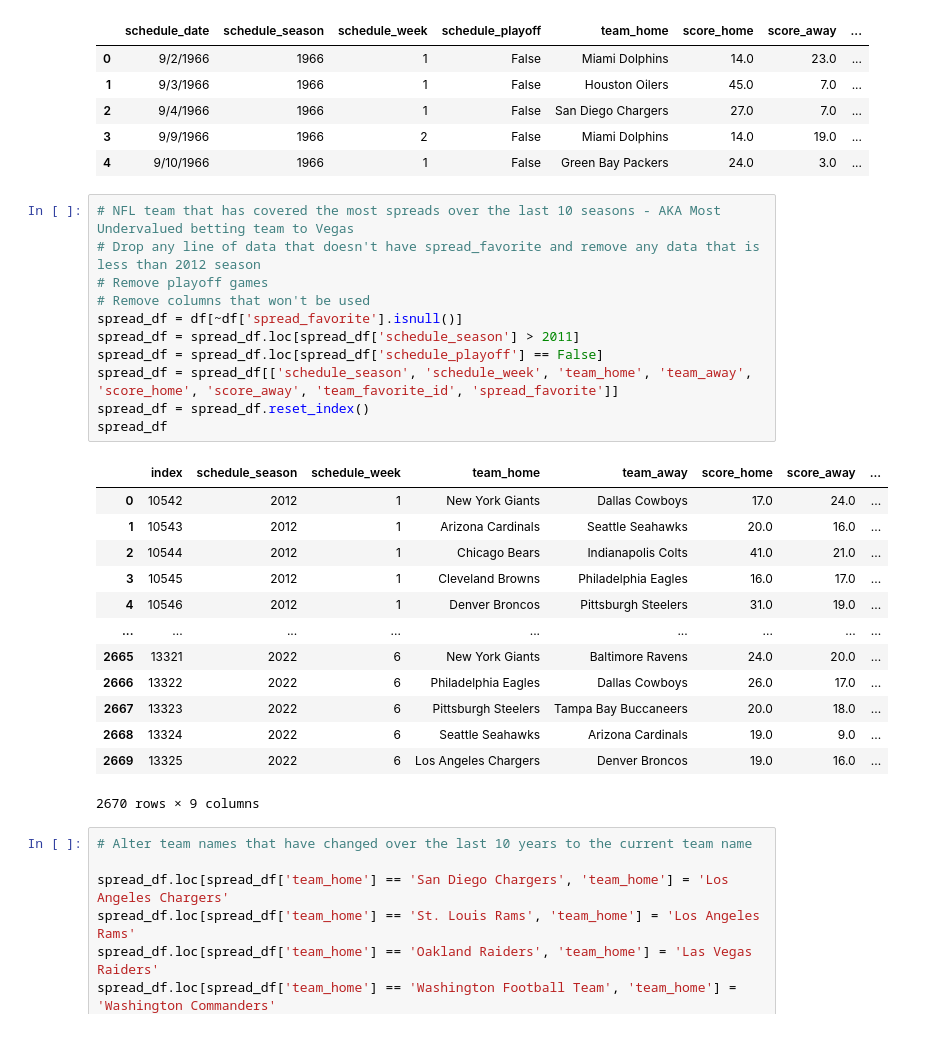
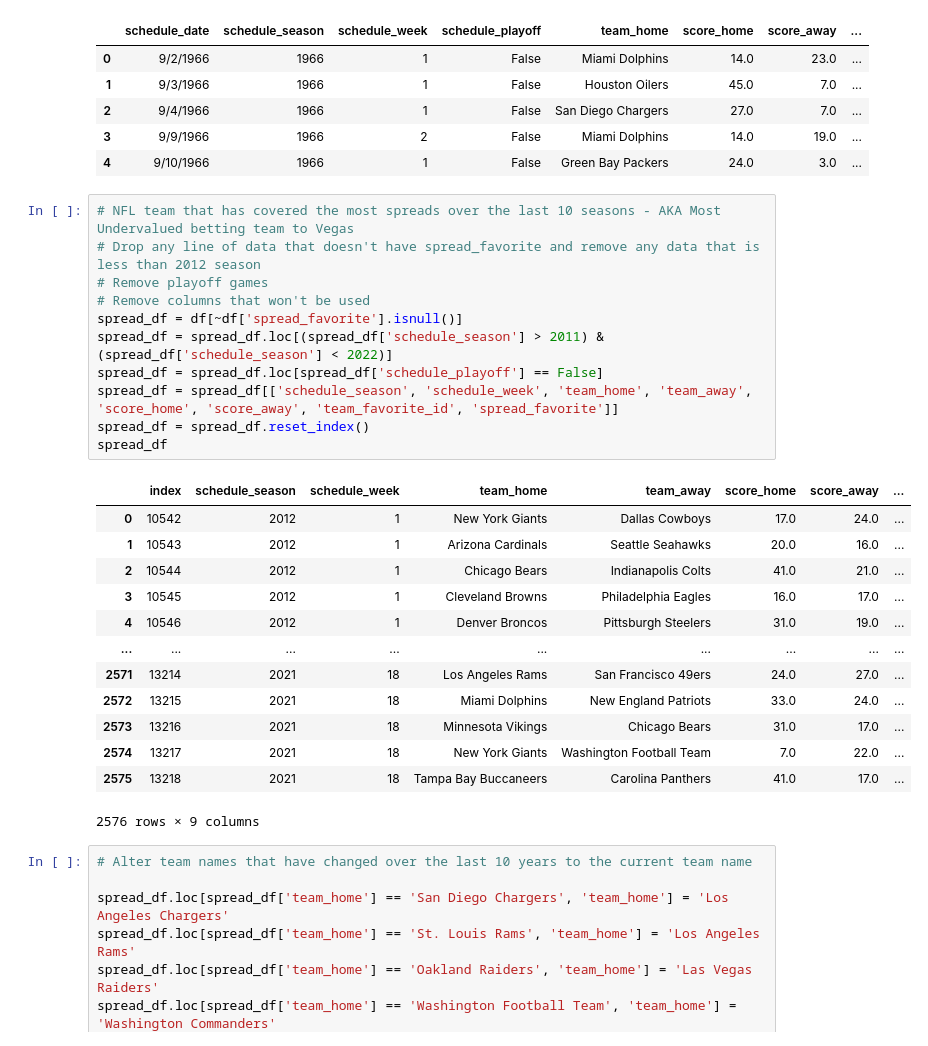
Before and after one commit to dannysontag1/NFL_Betting_Lines, a Jupyter notebook: NFL Betting Lines Analysis.ipynb, the cells around one changed output. Drawn from its saved outputs; the diff is of its cells as text.

```diff
--- a/NFL Betting Lines Analysis.ipynb
+++ b/NFL Betting Lines Analysis.ipynb
@@ -24,28 +24,28 @@ df.head()
 # %%
 # NFL team that has covered the most spreads over the last 10 seasons - AKA Most Undervalued betting team to Vegas
 # Drop any line of data that doesn't have spread_favorite and remove any data that is less than 2012 season
 # Remove playoff games
 # Remove columns that won't be used
 spread_df = df[~df['spread_favorite'].isnull()]
-spread_df = spread_df.loc[spread_df['schedule_season'] > 2011]
+spread_df = spread_df.loc[(spread_df['schedule_season'] > 2011) & (spread_df['schedule_season'] < 2022)]
 spread_df = spread_df.loc[spread_df['schedule_playoff'] == False]
 spread_df = spread_df[['schedule_season', 'schedule_week', 'team_home', 'team_away', 'score_home', 'score_away', 'team_favorite_id', 'spread_favorite']]
 spread_df = spread_df.reset_index()
 spread_df
 # %% [output]
 |  | index | schedule_season | schedule_week | team_home | team_away | score_home | score_away | ... |
 | 0 | 10542 | 2012 | 1 | New York Giants | Dallas Cowboys | 17.0 | 24.0 | ... |
 | 1 | 10543 | 2012 | 1 | Arizona Cardinals | Seattle Seahawks | 20.0 | 16.0 | ... |
 | 2 | 10544 | 2012 | 1 | Chicago Bears | Indianapolis Colts | 41.0 | 21.0 | ... |
 | 3 | 10545 | 2012 | 1 | Cleveland Browns | Philadelphia Eagles | 16.0 | 17.0 | ... |
 | 4 | 10546 | 2012 | 1 | Denver Broncos | Pittsburgh Steelers | 31.0 | 19.0 | ... |
 | ... | ... | ... | ... | ... | ... | ... | ... | ... |
-| 2665 | 13321 | 2022 | 6 | New York Giants | Baltimore Ravens | 24.0 | 20.0 | ... |
-| 2666 | 13322 | 2022 | 6 | Philadelphia Eagles | Dallas Cowboys | 26.0 | 17.0 | ... |
-| 2667 | 13323 | 2022 | 6 | Pittsburgh Steelers | Tampa Bay Buccaneers | 20.0 | 18.0 | ... |
-| 2668 | 13324 | 2022 | 6 | Seattle Seahawks | Arizona Cardinals | 19.0 | 9.0 | ... |
-| 2669 | 13325 | 2022 | 6 | Los Angeles Chargers | Denver Broncos | 19.0 | 16.0 | ... |
+| 2571 | 13214 | 2021 | 18 | Los Angeles Rams | San Francisco 49ers | 24.0 | 27.0 | ... |
+| 2572 | 13215 | 2021 | 18 | Miami Dolphins | New England Patriots | 33.0 | 24.0 | ... |
+| 2573 | 13216 | 2021 | 18 | Minnesota Vikings | Chicago Bears | 31.0 | 17.0 | ... |
+| 2574 | 13217 | 2021 | 18 | New York Giants | Washington Football Team | 7.0 | 22.0 | ... |
+| 2575 | 13218 | 2021 | 18 | Tampa Bay Buccaneers | Carolina Panthers | 41.0 | 17.0 | ... |
-2670 rows × 9 columns
+2576 rows × 9 columns
 # %%
 # Alter team names that have changed over the last 10 years to the current team name
 
```
Also changed, not shown: parts of 6 cells of this notebook, 1 other file.
